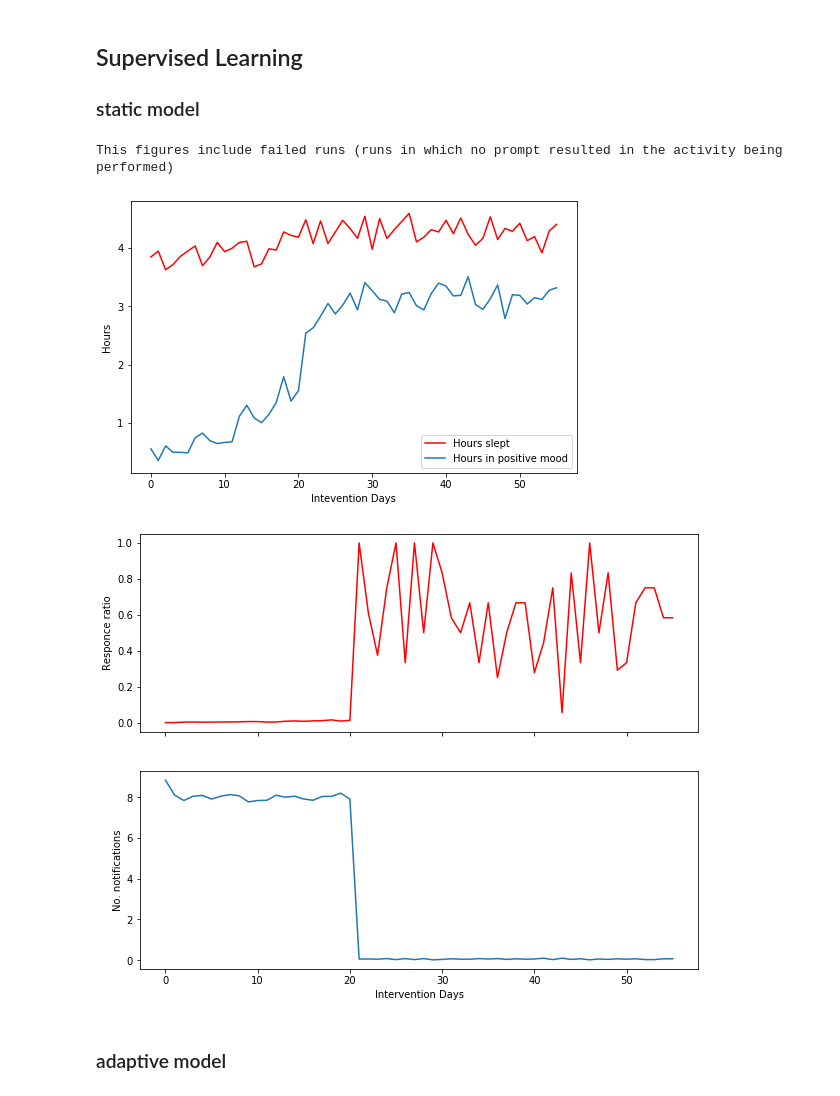
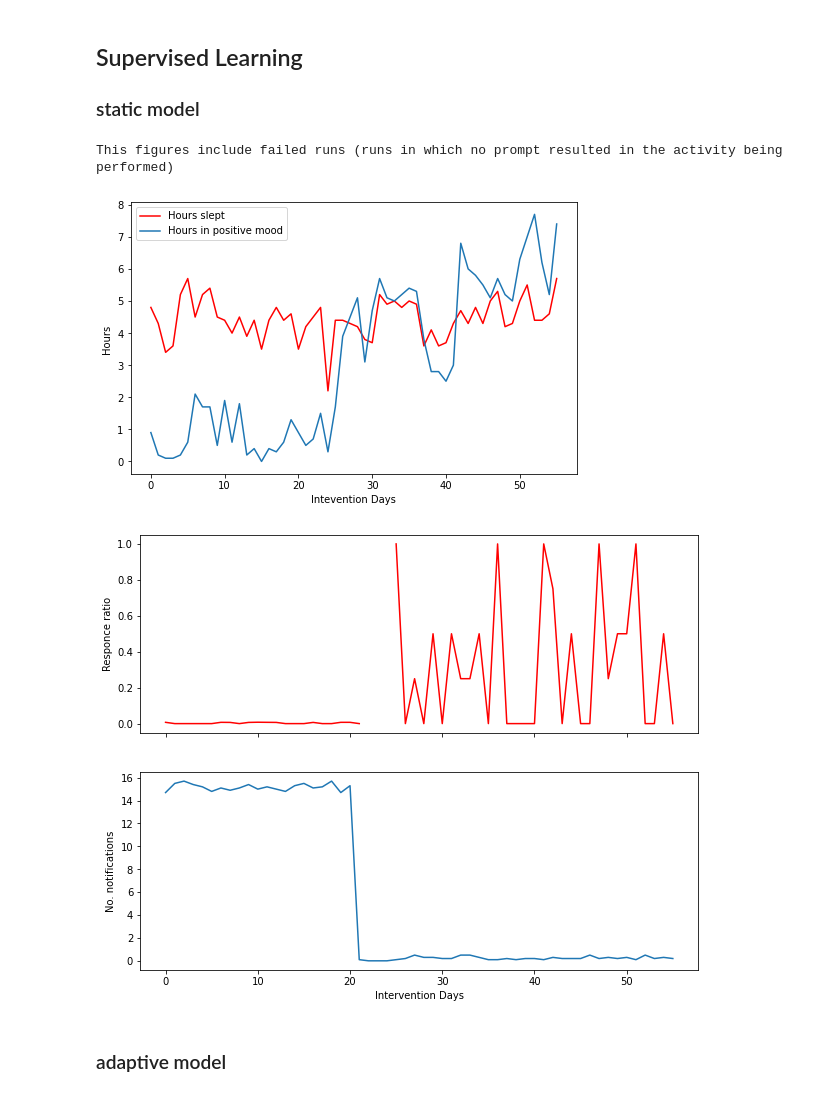
Before and after one commit to sysmon37/aibi-dhi-simulator, a Jupyter notebook: RLapproaches_comparison.ipynb, the cells around one changed output. Cells and saved outputs as stored; diff of their text form; code cells hidden in the pictures.

```diff
--- a/RLapproaches_comparison.ipynb
+++ b/RLapproaches_comparison.ipynb
@@ -37,7 +37,7 @@ time_preference_update_step= 9999999999999999 #very high e.g. 9999999999 to make
 # %%
 runs = 100
 # %%
-results_directory = 'results3'
+results_directory = 'results'
 if not os.path.exists(results_directory):
     os.makedirs(results_directory)
 # %% [markdown]
@@ -119,11 +119,11 @@ Notify every hour except in night and when the patinets is alseep
 # %%
 def always_notify(env1, intervention_legth=eight_weeks):
 
-    action = 1
+    action = 0
     for i in  range(intervention_legth):
 
         observation, reward, done, info = env1.step(action)
-        if observation[9] == 3 :
+        if observation[9] == 3 or observation[3] ==1:
             action = 0
         else:
             action = 1
@@ -165,8 +165,8 @@ This figures include failed runs (runs in which no prompt resulted in the activi
 def supervised_after_three_weeks(env1):
 
     three_weeks = 24 * 7 *3
-#     env1 = always_notify(env1, intervention_legth=three_weeks)
-    env1 = random_notification(env1, intervention_legth=three_weeks)
+    env1 = always_notify(env1, intervention_legth=three_weeks)
+#     env1 = random_notification(env1, intervention_legth=three_weeks)
     clf = RandomForestClassifier(class_weight='balanced')
     clf.fit(env1.observation_list, env1.activity_performed)
     remaining_time = eight_weeks - three_weeks
@@ -179,11 +179,11 @@ def supervised_after_three_weeks(env1):
 
     return env1
 # %%
-_ =intervention(supervised_after_three_weeks, runs, 'r_static_sup3', condition)
+_ =intervention(supervised_after_three_weeks, , 'static_sup3', condition)
 # %% [output]
 This figures include failed runs (runs in which no prompt resulted in the activity being performed)
-[figure, old version]
+[figure, new version]
-[figure, old version]
+[figure, new version]
 # %% [markdown]
 ### adaptive model
 # %%
```
Also changed, not shown: parts of 4 cells of this notebook, 2 other files.
